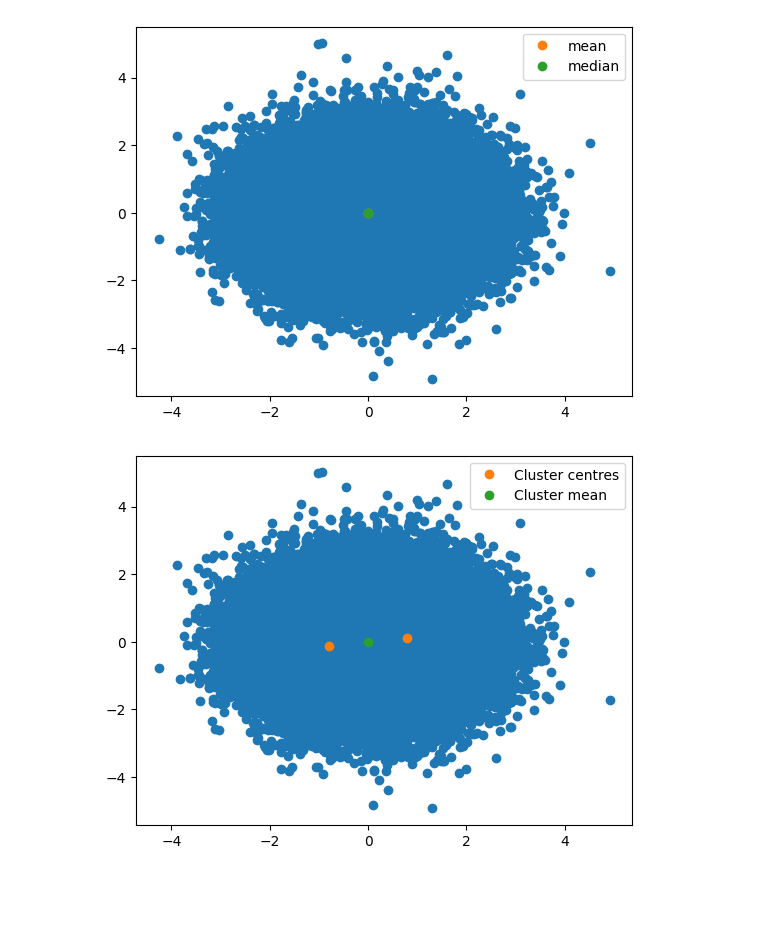
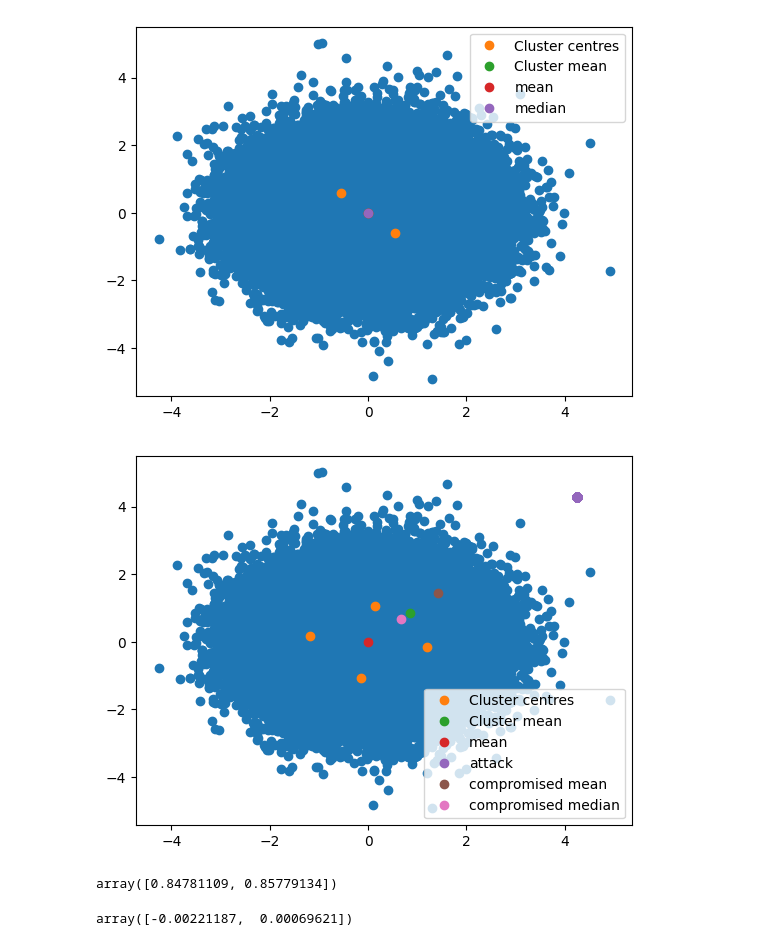
Before and after one commit to codymlewis/SGHFL, a Jupyter notebook: kmeans.ipynb, the cells around one changed output. Saved outputs shown, nothing was run; the diff lists cells and outputs as text; code cells hidden in the pictures; blank space fills up the shorter version.

Commit message:
Found that the k-means aggregation method breaks

```diff
--- a/kmeans.ipynb
+++ b/kmeans.ipynb
@@ -6,8 +34,9 @@ import matplotlib.pyplot as plt
 # %%
-rng = np.random.default_rng(42)
-
-X = rng.normal(size=(100000, 2))
+model = KMeans(2, n_init='auto').fit(X)
 plt.plot(X[:,0], X[:,1], 'o')
+plt.plot(model.cluster_centers_[:,0], model.cluster_centers_[:,1], 'o', label="Cluster centres")
+cluster_mean = np.mean(model.cluster_centers_, axis=0)
+plt.plot(cluster_mean[0], cluster_mean[1], 'o', label="Cluster mean")
 X_mean = X.mean(axis=0)
 plt.plot(X_mean[0], X_mean[1], 'o', label="mean")
 X_median = np.median(X, axis=0)
@@ -15,14 +44,26 @@ plt.plot(X_median[0], X_median[1], 'o', label="median")
 plt.legend()
 plt.show()
 # %% [output]
-[figure, old version]
+[figure, new version]
 # %%
-model = KMeans(2, n_init='auto').fit(X)
+model = KMeans(5, n_init='auto').fit(compromised_X)
 plt.plot(X[:,0], X[:,1], 'o')
 plt.plot(model.cluster_centers_[:,0], model.cluster_centers_[:,1], 'o', label="Cluster centres")
 cluster_mean = np.mean(model.cluster_centers_, axis=0)
 plt.plot(cluster_mean[0], cluster_mean[1], 'o', label="Cluster mean")
+
+X_mean = X.mean(axis=0)
+plt.plot(X_mean[0], X_mean[1], 'o', label="mean")
+X_median = np.median(X, axis=0)
+# plt.plot(X_median[0], X_median[1], 'o', label="median")
+plt.plot(attack_X[:,0], attack_X[:,1], 'o', label="attack")
+
+cX_mean = compromised_X.mean(axis=0)
+plt.plot(cX_mean[0], cX_mean[1], 'o', label="compromised mean")
+cX_median = np.median(compromised_X, axis=0)
+plt.plot(cX_median[0], cX_median[1], 'o', label="compromised median")
+
 plt.legend()
 plt.show()
 # %% [output]
-[figure, old version]
+[figure, new version]
@@ -28,0 +72,9 @@ plt.show()
+# %%
+model = GaussianMixture(n_components=5, covariance_type="spherical").fit(compromised_X)
+np.mean(model.means_, axis=0)
+# %% [output]
+array([0.84781109, 0.85779134])
+# %%
+X.mean(axis=0)
+# %% [output]
+array([-0.00221187,  0.00069621])
```
Also changed, not shown: parts of 3 cells of this notebook.
